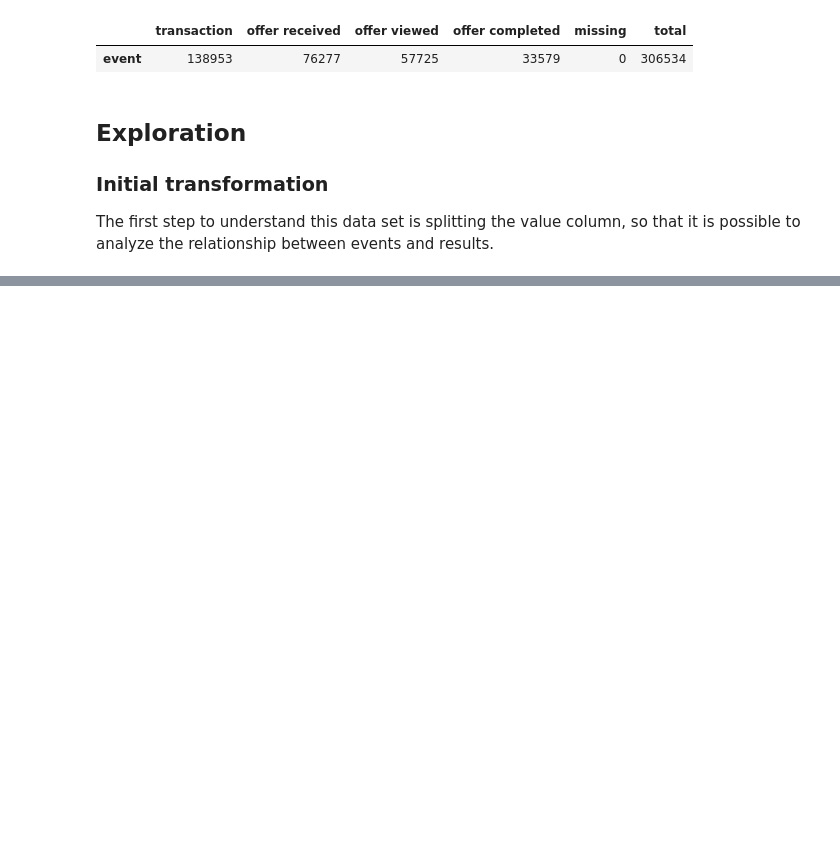
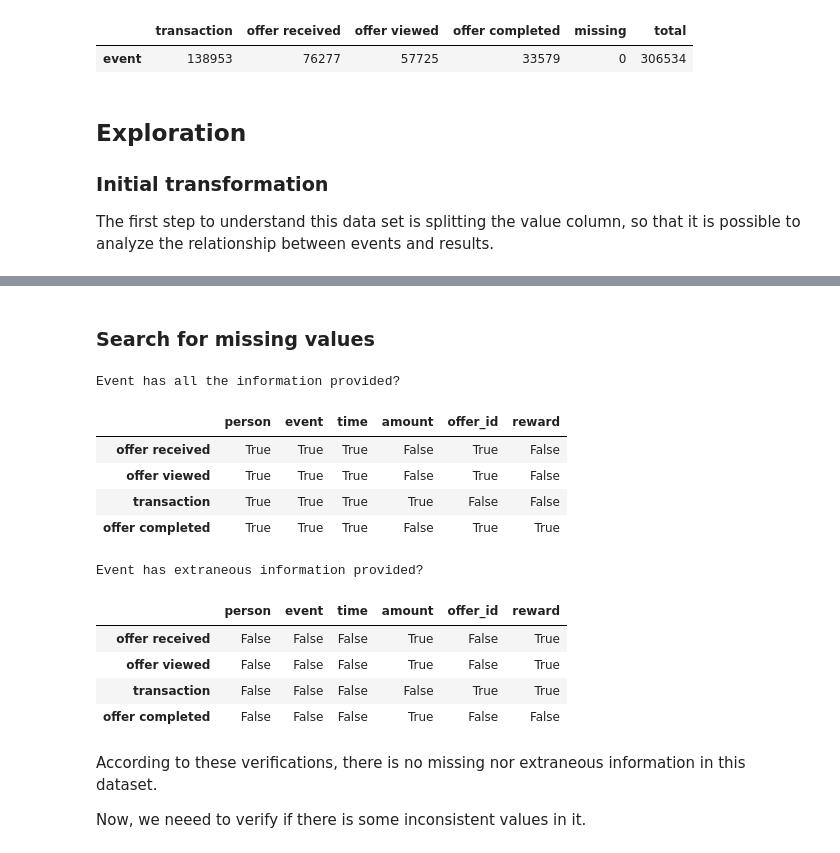
Before and after one commit to silviomori/udacity-machine-learning-capstone-starbucks, a Jupyter notebook: FeatureEngineering.ipynb, the cells around one changed output, grey strips where cells are left out. Drawn from its saved outputs; the diff is of its cells as text; code cells hidden in the pictures; blank space fills up the shorter version.

```diff
--- a/FeatureEngineering.ipynb
+++ b/FeatureEngineering.ipynb
@@ -580,0 +590,41 @@ display(pd.DataFrame().append([
+# %% [markdown]
+### Search for missing values
+# %%
+display(pd.DataFrame(
+    {'offer received':
+         transcript_df.query('event=="offer received"').notna().all(),
+     'offer viewed':
+         transcript_df.query('event=="offer viewed"').notna().all(),
+     'transaction':
+         transcript_df.query('event=="transaction"').notna().all(),
+     'offer completed':
+         transcript_df.query('event=="offer completed"').notna().all()
+    }).T.style.set_caption('Event has all the information provided?'))
+
+display(pd.DataFrame(
+    {'offer received':
+         transcript_df.query('event=="offer received"').isna().all(),
+     'offer viewed':
+         transcript_df.query('event=="offer viewed"').isna().all(),
+     'transaction':
+         transcript_df.query('event=="transaction"').isna().all(),
+     'offer completed':
+         transcript_df.query('event=="offer completed"').isna().all()
+    }).T.style.set_caption('Event has extraneous information provided?'))
+# %% [output]
+Event has all the information provided?
+|  | person | event | time | amount | offer_id | reward |
+| offer received | True | True | True | False | True | False |
+| offer viewed | True | True | True | False | True | False |
+| transaction | True | True | True | True | False | False |
+| offer completed | True | True | True | False | True | True |
+Event has extraneous information provided?
+|  | person | event | time | amount | offer_id | reward |
+| offer received | False | False | False | True | False | True |
+| offer viewed | False | False | False | True | False | True |
+| transaction | False | False | False | False | True | True |
+| offer completed | False | False | False | True | False | False |
+# %% [markdown]
+According to these verifications, there is no missing nor extraneous information in this dataset.
+
+Now, we neeed to verify if there is some inconsistent values in it.
```
Also changed, not shown: parts of 1 cell of this notebook, 1 other file.
